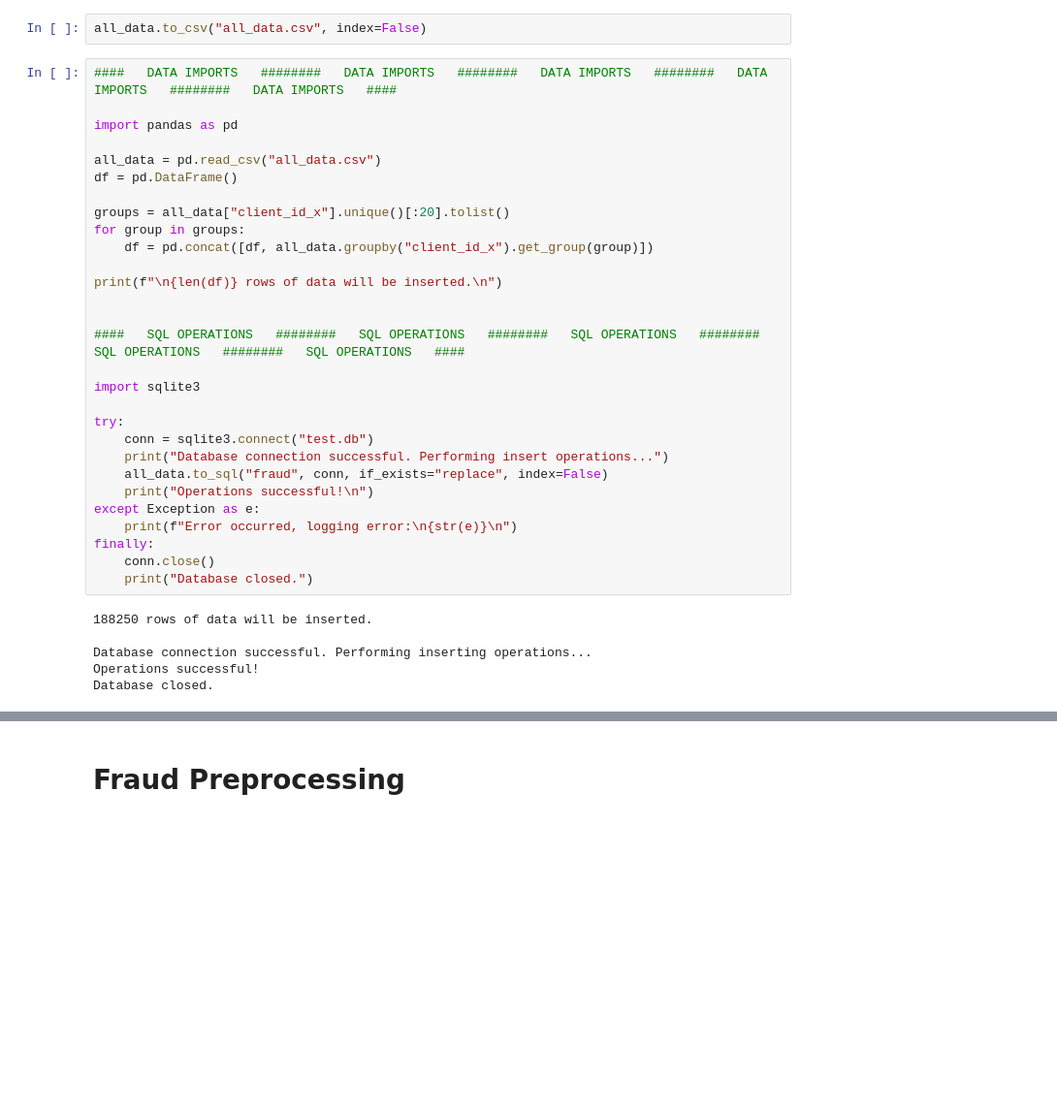
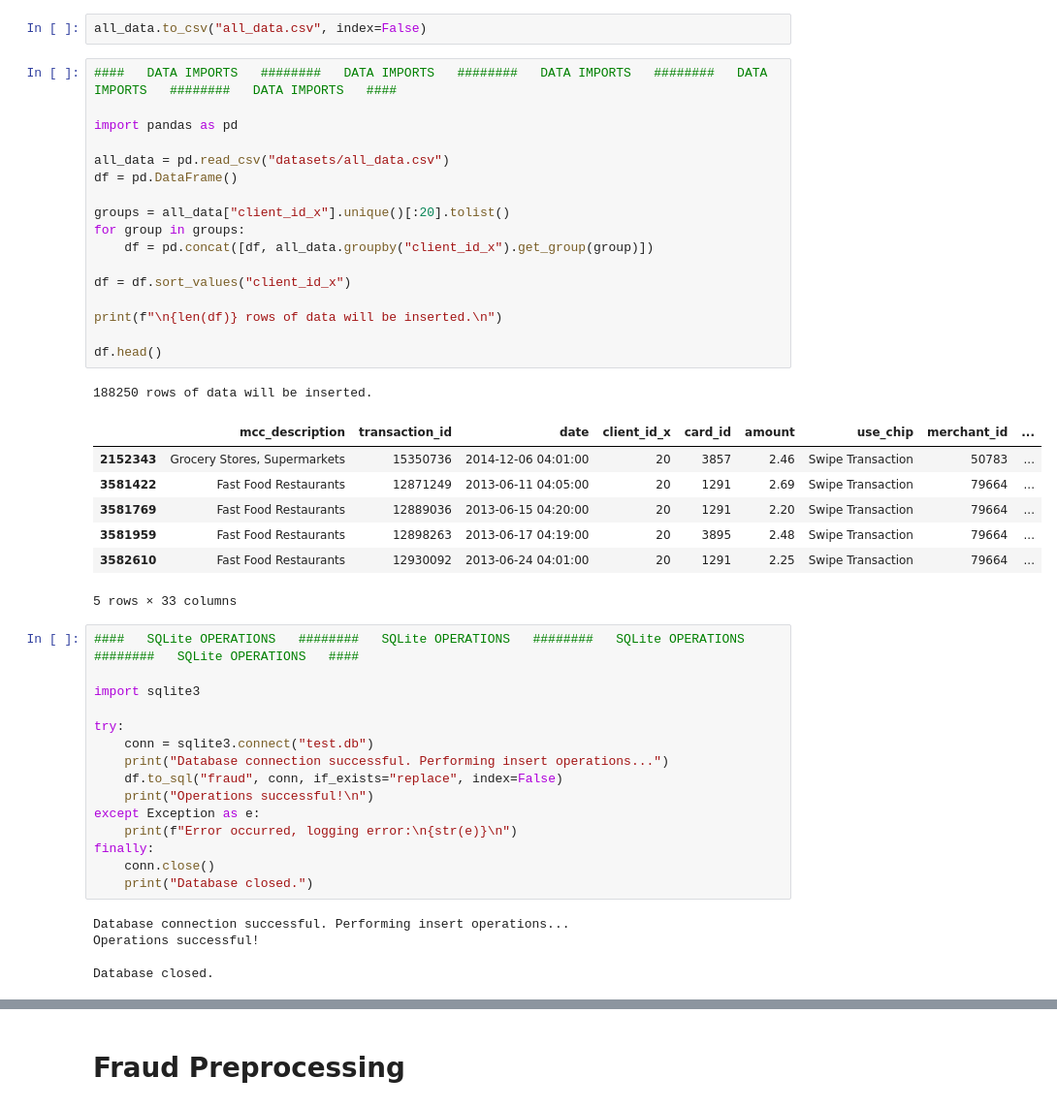
Before and after one commit to AAIAsy/fraud_detection, a Jupyter notebook: who-dunnit-copy.ipynb, the cells around one changed output, grey strips where cells are left out. Shown at 97% size. Drawn from its saved outputs; the diff is of its cells as text; blank space fills up the shorter version.

```diff
--- a/who-dunnit-copy.ipynb
+++ b/who-dunnit-copy.ipynb
@@ -78,29 +78,41 @@ mcc_transactions.to_csv("mcc_transactions.csv", index=False)
 all_data = pd.merge(mcc_transactions, cards_users, "left", "card_id").drop(["client_id_y", "mcc", "target", "num_credit_cards", "acct_open_date", "year_pin_last_changed"], axis=1)
 # %%
 all_data.to_csv("all_data.csv", index=False)
+# %%
+####   DATA IMPORTS   ########   DATA IMPORTS   ########   DATA IMPORTS   ########   DATA IMPORTS   ########   DATA IMPORTS   ####
+
+import pandas as pd
+
+all_data = pd.read_csv("datasets/all_data.csv")
+df = pd.DataFrame()
+
+groups = all_data["client_id_x"].unique()[:20].tolist()
+for group in groups:
+    df = pd.concat([df, all_data.groupby("client_id_x").get_group(group)])
+
+df = df.sort_values("client_id_x")
+
+print(f"\n{len(df)} rows of data will be inserted.\n")
+
+df.head()
+# %% [output]
+188250 rows of data will be inserted.
+|  | mcc_description | transaction_id | date | client_id_x | card_id | amount | use_chip | merchant_id | ... |
+| 2152343 | Grocery Stores, Supermarkets | 15350736 | 2014-12-06 04:01:00 | 20 | 3857 | 2.46 | Swipe Transaction | 50783 | ... |
+| 3581422 | Fast Food Restaurants | 12871249 | 2013-06-11 04:05:00 | 20 | 1291 | 2.69 | Swipe Transaction | 79664 | ... |
+| 3581769 | Fast Food Restaurants | 12889036 | 2013-06-15 04:20:00 | 20 | 1291 | 2.20 | Swipe Transaction | 79664 | ... |
+| 3581959 | Fast Food Restaurants | 12898263 | 2013-06-17 04:19:00 | 20 | 3895 | 2.48 | Swipe Transaction | 79664 | ... |
+| 3582610 | Fast Food Restaurants | 12930092 | 2013-06-24 04:01:00 | 20 | 1291 | 2.25 | Swipe Transaction | 79664 | ... |
+5 rows × 33 columns
 # %%
-####   DATA IMPORTS   ########   DATA IMPORTS   ########   DATA IMPORTS   ########   DATA IMPORTS   ########   DATA IMPORTS   ####
-
-import pandas as pd
-
-all_data = pd.read_csv("all_data.csv")
-df = pd.DataFrame()
-
-groups = all_data["client_id_x"].unique()[:20].tolist()
-for group in groups:
-    df = pd.concat([df, all_data.groupby("client_id_x").get_group(group)])
-
-print(f"\n{len(df)} rows of data will be inserted.\n")
-
-
-####   SQL OPERATIONS   ########   SQL OPERATIONS   ########   SQL OPERATIONS   ########   SQL OPERATIONS   ########   SQL OPERATIONS   ####
+####   SQLite OPERATIONS   ########   SQLite OPERATIONS   ########   SQLite OPERATIONS   ########   SQLite OPERATIONS   ####
 
 import sqlite3
 
 try:
     conn = sqlite3.connect("test.db")
     print("Database connection successful. Performing insert operations...")
-    all_data.to_sql("fraud", conn, if_exists="replace", index=False)
+    df.to_sql("fraud", conn, if_exists="replace", index=False)
     print("Operations successful!\n")
 except Exception as e:
     print(f"Error occurred, logging error:\n{str(e)}\n")
@@ -108,9 +120,8 @@ finally:
     conn.close()
     print("Database closed.")
 # %% [output]
-188250 rows of data will be inserted.
+Database connection successful. Performing insert operations...
+Operations successful!
 
-Database connection successful. Performing inserting operations...
-Operations successful!
 Database closed.
 # %%
```
Also changed, not shown: parts of 1 cell of this notebook, 20 other files.
